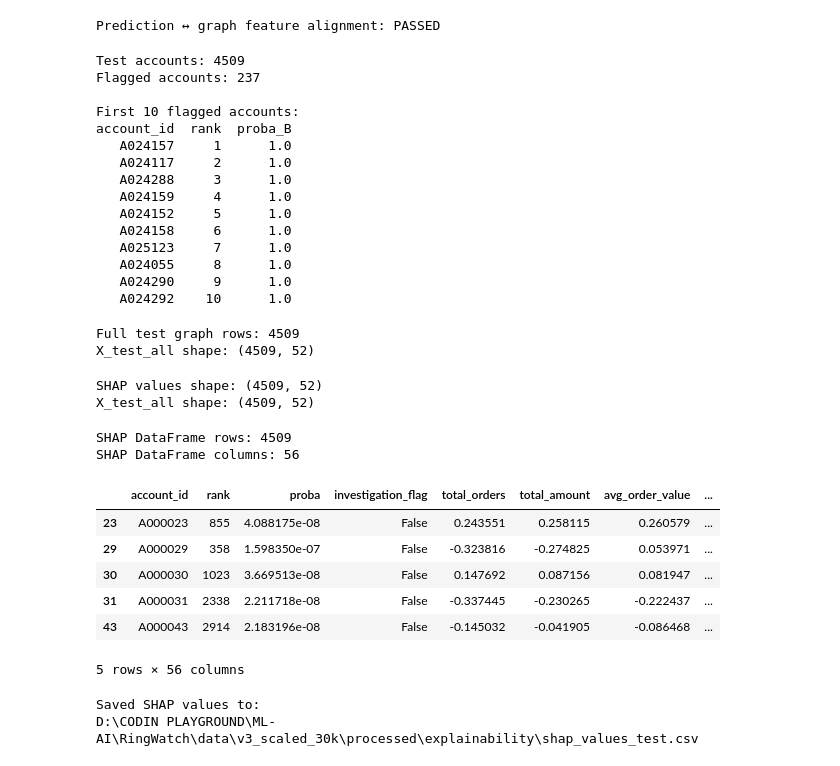
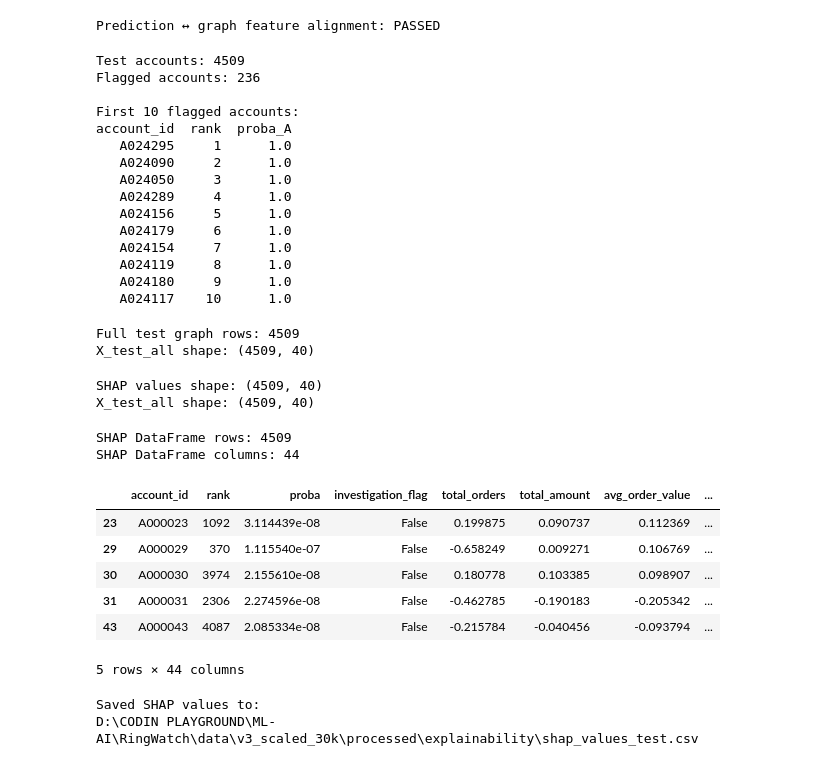
Before and after one commit to aditya-13115/ringWatch, a Jupyter notebook: notebooks/ringwatch_30k_model_investigation.ipynb, the cells around one changed output. Saved outputs shown, nothing was run; the diff lists cells and outputs as text; code cells hidden in the pictures.

```diff
--- a/notebooks/ringwatch_30k_model_investigation.ipynb
+++ b/notebooks/ringwatch_30k_model_investigation.ipynb
@@ -138,9 +138,9 @@ print("30K Model metrics keys:")
 print(model_metrics.keys())
 
 # Current 30K Model B operating threshold from Day 6.
-THRESHOLD_B = 0.010
+THRESHOLD_A = 0.010
 
-print("Operating threshold:", THRESHOLD_B)
+print("Operating threshold:", THRESHOLD_A)
 # %% [output]
 30K Model metrics keys:
 dict_keys(['split', 'artifacts', 'model_A', 'model_B', 'baseline_test'])
@@ -164,16 +164,16 @@ Prediction ↔ graph feature alignment: PASSED
 
 test_predictions["account_id"] = test_predictions["account_id"].astype(str)
 
-# Use saved proba_B. If missing, compute from model_B.
-if "proba_B" not in test_predictions.columns:
-    X_test_all = test_graph_df[model_B_features].copy()
-    test_predictions["proba_B"] = model_B.predict_proba(X_test_all)[:, 1]
+# Use saved proba_A. If missing, compute from model_A.
+if "proba_A" not in test_predictions.columns:
+    X_test_all = test_graph_df[model_A_features].copy()
+    test_predictions["proba_A"] = model_A.predict_proba(X_test_all)[:, 1]
 
-proba_B = test_predictions["proba_B"].to_numpy()
+proba_A = test_predictions["proba_A"].to_numpy()
 
 # Rank based on probability
 rank = (
-    pd.Series(proba_B)
+    pd.Series(proba_A)
     .rank(ascending=False, method="first")
     .astype(int)
     .to_numpy()
@@ -181,41 +181,41 @@ rank = (
 
 test_predictions["rank"] = rank
 test_predictions["investigation_flag"] = (
-    test_predictions["proba_B"] >= THRESHOLD_B
+    test_predictions["proba_A"] >= THRESHOLD_A
 )
 
 flagged_df = test_predictions[test_predictions["investigation_flag"]].copy()
-flagged_df = flagged_df.sort_values("proba_B", ascending=False)
+flagged_df = flagged_df.sort_values("proba_A", ascending=False)
 
 n_flagged = len(flagged_df)
 
 print("Test accounts:", len(test_predictions))
 print("Flagged accounts:", n_flagged)
 print("\nFirst 10 flagged accounts:")
-print(flagged_df[["account_id", "rank", "proba_B"]].head(10).to_string(index=False))
+print(flagged_df[["account_id", "rank", "proba_A"]].head(10).to_string(index=False))
 # %% [output]
 Test accounts: 4509
-Flagged accounts: 237
+Flagged accounts: 236
 
 First 10 flagged accounts:
-account_id  rank  proba_B
-   A024157     1      1.0
-   A024117     2      1.0
-   A024288     3      1.0
-   A024159     4      1.0
-   A024152     5      1.0
-   A024158     6      1.0
-   A025123     7      1.0
-   A024055     8      1.0
-   A024290     9      1.0
-   A024292    10      1.0
+account_id  rank  proba_A
+   A024295     1      1.0
+   A024090     2      1.0
+   A024050     3      1.0
+   A024289     4      1.0
+   A024156     5      1.0
+   A024179     6      1.0
+   A024154     7      1.0
+   A024119     8      1.0
+   A024180     9      1.0
+   A024117    10      1.0
 # %%
 # Cell 8 — Prepare X_test for all test accounts
 
 # Align full test set with Model B features
-X_test_all = test_graph_df[model_B_features].copy()
+X_test_all = test_graph_df[model_A_features].copy()
 
-assert list(X_test_all.columns) == model_B_features
+assert list(X_test_all.columns) == model_A_features
 assert X_test_all.select_dtypes(exclude="number").shape[1] == 0
 assert np.isfinite(X_test_all.to_numpy()).all()
 
@@ -223,11 +223,11 @@ print("Full test graph rows:", len(test_graph_df))
 print("X_test_all shape:", X_test_all.shape)
 # %% [output]
 Full test graph rows: 4509
-X_test_all shape: (4509, 52)
+X_test_all shape: (4509, 40)
 # %%
 # Cell 9 — SHAP for all test accounts
 
-explainer = shap.TreeExplainer(model_B)
+explainer = shap.TreeExplainer(model_A)
 
 shap_values_all = explainer.shap_values(X_test_all)
 
@@ -239,44 +239,44 @@ shap_values_all = np.asarray(shap_values_all)
 print("SHAP values shape:", shap_values_all.shape)
 print("X_test_all shape:", X_test_all.shape)
 # %% [output]
-SHAP values shape: (4509, 52)
-X_test_all shape: (4509, 52)
+SHAP values shape: (4509, 40)
+X_test_all shape: (4509, 40)
 # %%
 # Cell 10 — Build SHAP DataFrame for all test accounts
 
 shap_df = pd.DataFrame(
     shap_values_all,
-    columns=model_B_features,
+    columns=model_A_features,
     index=test_graph_df.index,
 )
 
 # Create lookup from test_predictions
 rank_lookup = test_predictions.set_index("account_id")["rank"]
-proba_lookup = test_predictions.set_index("account_id")["proba_B"]
+proba_lookup = test_predictions.set_index("account_id")["proba_A"]
 flag_lookup = test_predictions.set_index("account_id")["investigation_flag"]
 
 shap_df.insert(0, "account_id", test_graph_df["account_id"].values)
 shap_df.insert(1, "rank", test_graph_df["account_id"].map(rank_lookup).values)
 shap_df.insert(2, "proba", test_graph_df["account_id"].map(proba_lookup).values)
 shap_df.insert(3, "investigation_flag", test_graph_df["account_id"].map(flag_lookup).values)
 
 assert shap_df.shape[0] == len(X_test_all)
-assert np.isfinite(shap_df[model_B_features].to_numpy()).all()
+assert np.isfinite(shap_df[model_A_features].to_numpy()).all()
 
 print("SHAP DataFrame rows:", len(shap_df))
 print("SHAP DataFrame columns:", len(shap_df.columns))
 
 shap_df.head()
 # %% [output]
 SHAP DataFrame rows: 4509
-SHAP DataFrame columns: 56
+SHAP DataFrame columns: 44
 |  | account_id | rank | proba | investigation_flag | total_orders | total_amount | avg_order_value | ... |
-| 23 | A000023 | 855 | 4.088175e-08 | False | 0.243551 | 0.258115 | 0.260579 | ... |
-| 29 | A000029 | 358 | 1.598350e-07 | False | -0.323816 | -0.274825 | 0.053971 | ... |
-| 30 | A000030 | 1023 | 3.669513e-08 | False | 0.147692 | 0.087156 | 0.081947 | ... |
-| 31 | A000031 | 2338 | 2.211718e-08 | False | -0.337445 | -0.230265 | -0.222437 | ... |
-| 43 | A000043 | 2914 | 2.183196e-08 | False | -0.145032 | -0.041905 | -0.086468 | ... |
+| 23 | A000023 | 1092 | 3.114439e-08 | False | 0.199875 | 0.090737 | 0.112369 | ... |
+| 29 | A000029 | 370 | 1.115540e-07 | False | -0.658249 | 0.009271 | 0.106769 | ... |
+| 30 | A000030 | 3974 | 2.155610e-08 | False | 0.180778 | 0.103385 | 0.098907 | ... |
+| 31 | A000031 | 2306 | 2.274596e-08 | False | -0.462785 | -0.190183 | -0.205342 | ... |
+| 43 | A000043 | 4087 | 2.085334e-08 | False | -0.215784 | -0.040456 | -0.093794 | ... |
-5 rows × 56 columns
+5 rows × 44 columns
 # %%
 # Cell 11 — Save SHAP values
 
```
Also changed, not shown: parts of 18 cells of this notebook, 18 other files.
